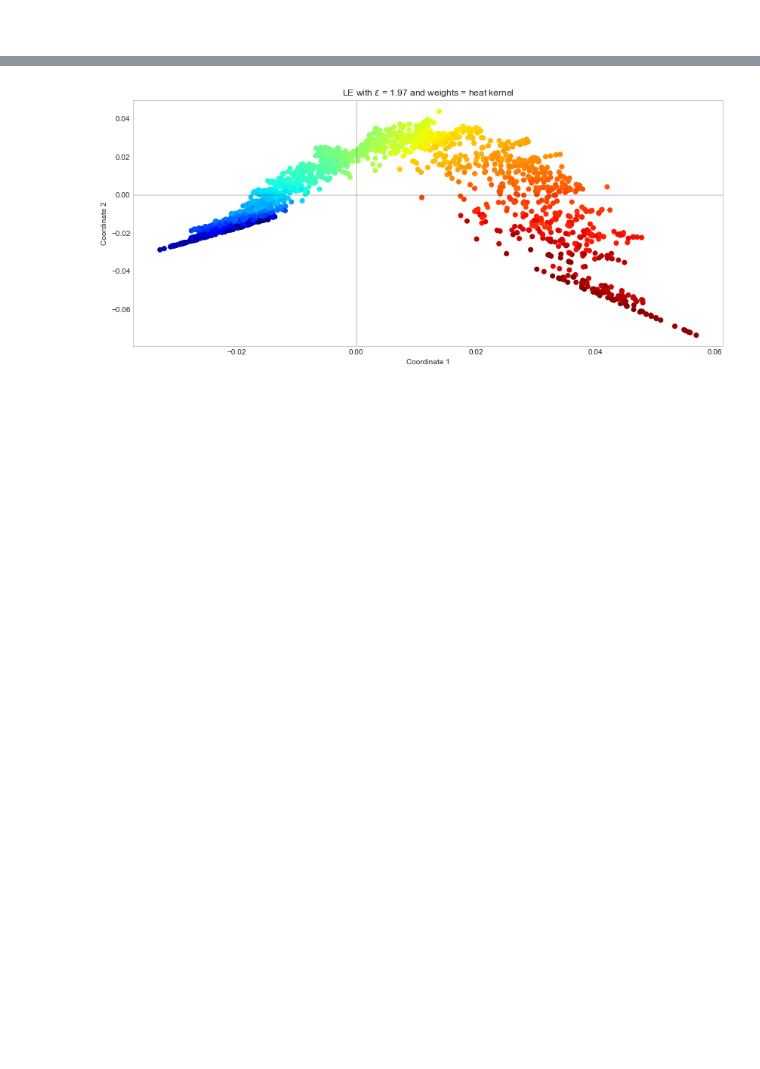
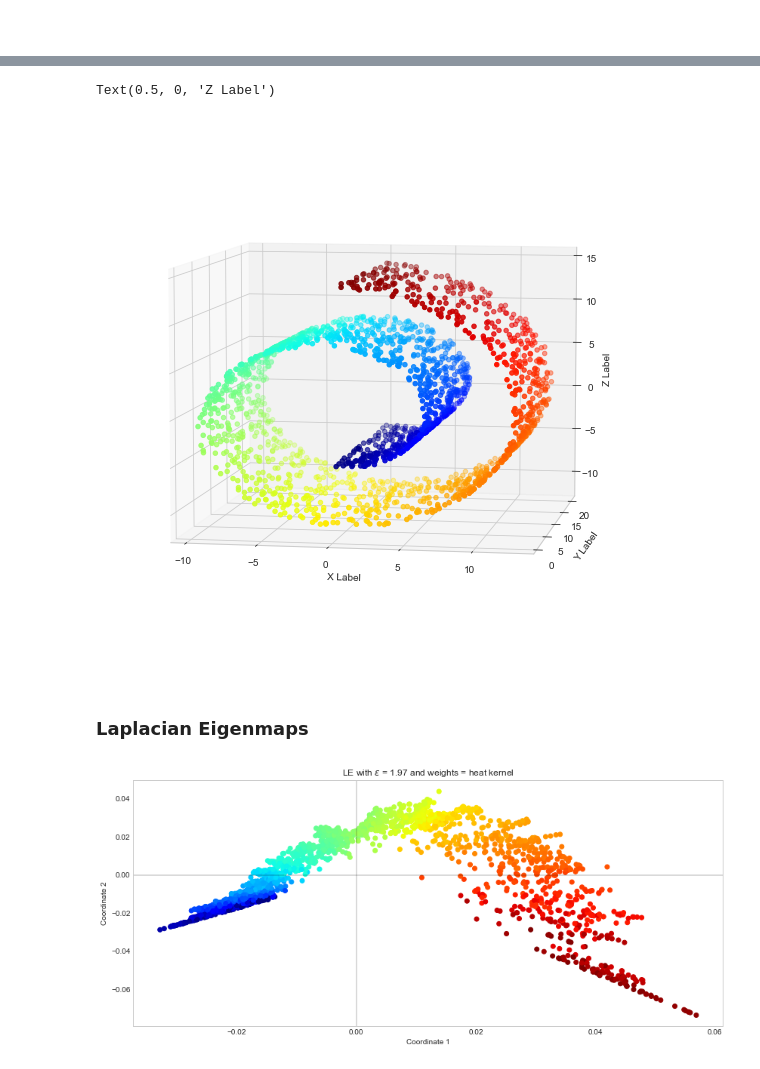
Before and after one commit to JAVI897/Laplacian-Eigenmaps, a Jupyter notebook: example LE.ipynb, the cells around one changed output, grey strips where cells are left out. Cells and saved outputs as stored; diff of their text form; code cells hidden in the pictures; blank space fills up the shorter version.

```diff
--- a/example LE.ipynb
+++ b/example LE.ipynb
@@ -33,5 +38,19 @@ plt.grid(False)
 # %%
 X, color = datasets.samples_generator.make_swiss_roll(n_samples=2000, random_state = 2456)
+# %%
+fig = plt.figure(figsize=(10, 10))
+ax = fig.add_subplot(111, projection='3d')
+ax.view_init(7, -80)
+ax.scatter(X[:, 0], X[:, 1], X[:, 2], c=color, cmap=plt.cm.jet)
+
+ax.set_xlabel('X Label')
+ax.set_ylabel('Y Label')
+ax.set_zlabel('Z Label')
+# %% [output]
+Text(0.5, 0, 'Z Label')
+[figure, added]
+# %% [markdown]
+### Laplacian Eigenmaps
 # %%
 le = LE(X, dim = 3, eps = 1.97, graph = 'eps', weights = 'heat kernel',
         sigma = 5, laplacian = 'symmetrized')
```
Also changed, not shown: parts of 9 cells of this notebook.
